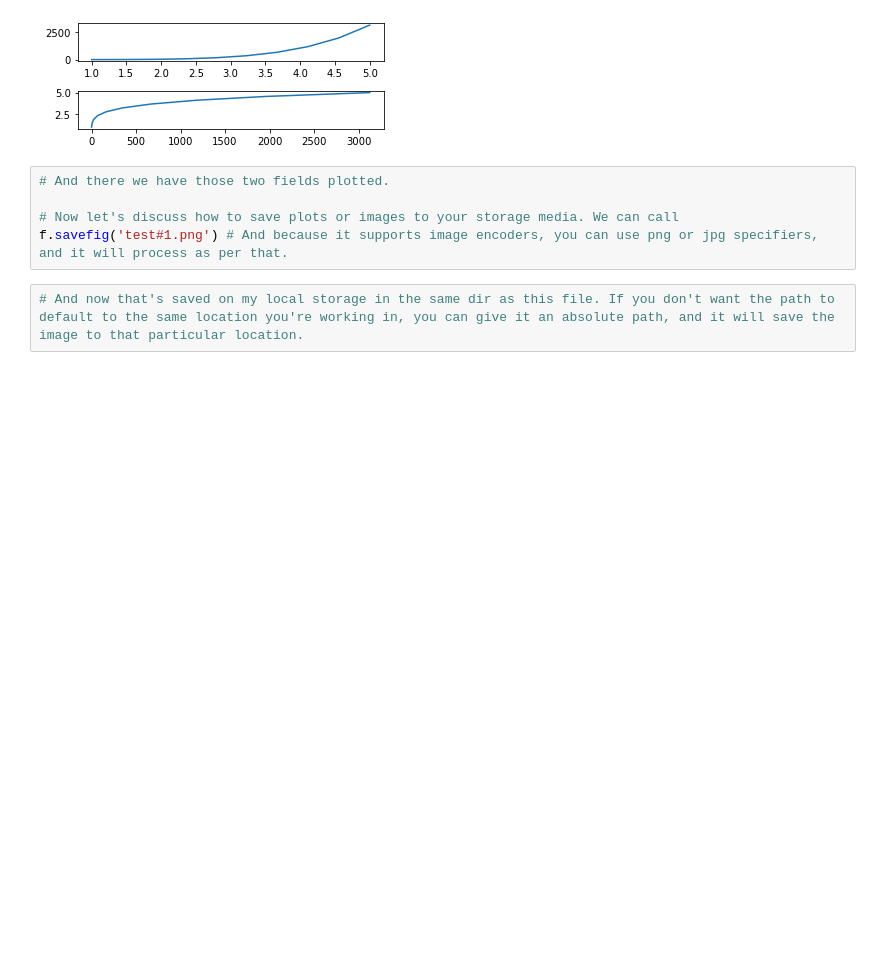
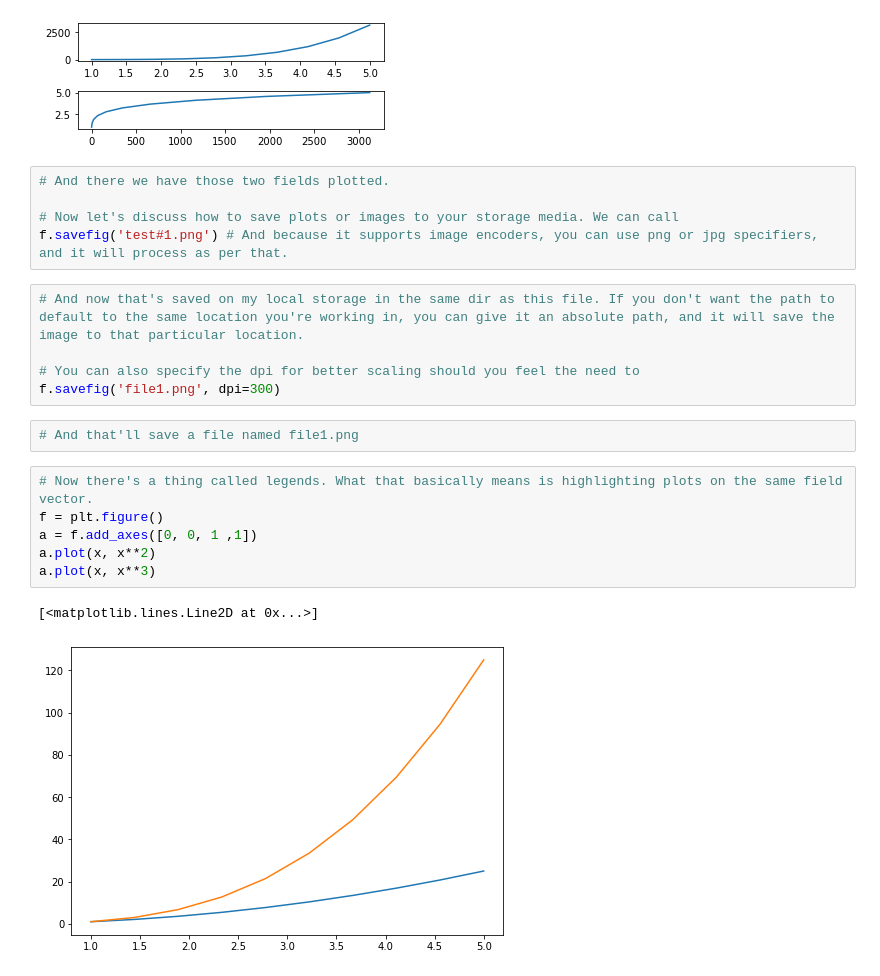
Before and after one commit to probe2k/webinar-2.0, a Jupyter notebook: crashcourse.ipynb, the cells around one changed output. Drawn from its saved outputs; the diff is of its cells as text; blank space fills up the shorter version.

Commit message:
multiplots in same plane field

```diff
--- a/crashcourse.ipynb
+++ b/crashcourse.ipynb
@@ -1186,3 +1186,17 @@ plt.tight_layout()
 f.savefig('test#1.png') # And because it supports image encoders, you can use png or jpg specifiers, and it will process as per that.
 # %%
 # And now that's saved on my local storage in the same dir as this file. If you don't want the path to default to the same location you're working in, you can give it an absolute path, and it will save the image to that particular location.
+
+# You can also specify the dpi for better scaling should you feel the need to
+f.savefig('file1.png', dpi=300)
+# %%
+# And that'll save a file named file1.png
+# %%
+# Now there's a thing called legends. What that basically means is highlighting plots on the same field vector.
+f = plt.figure()
+a = f.add_axes([0, 0, 1 ,1])
+a.plot(x, x**2)
+a.plot(x, x**3)
+# %% [output]
+[<matplotlib.lines.Line2D at 0x...>]
+[figure, added]
```
Also changed, not shown: parts of 2 cells of this notebook.
